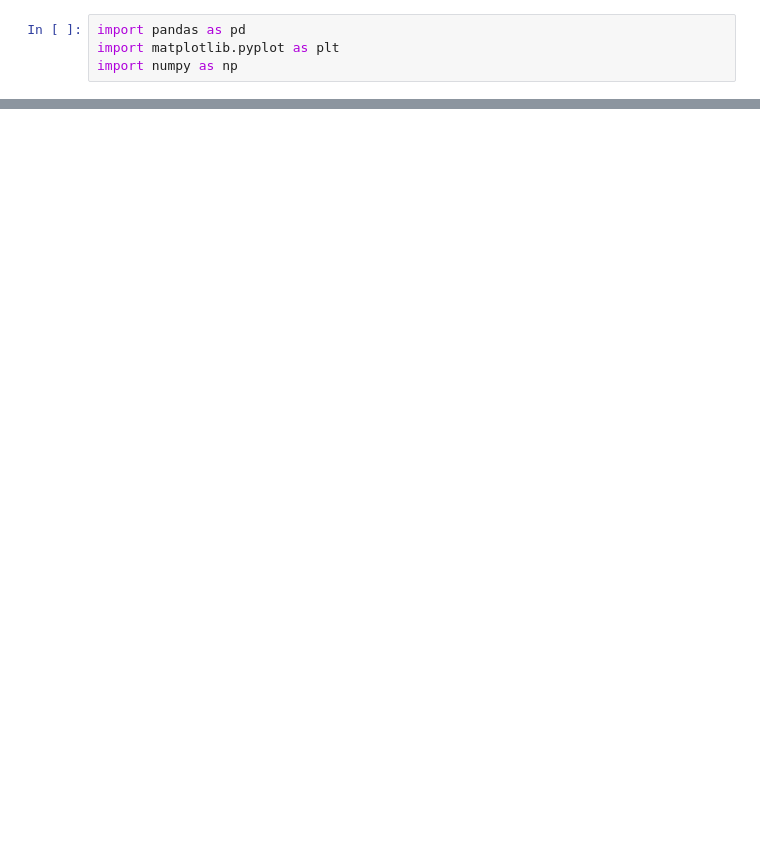
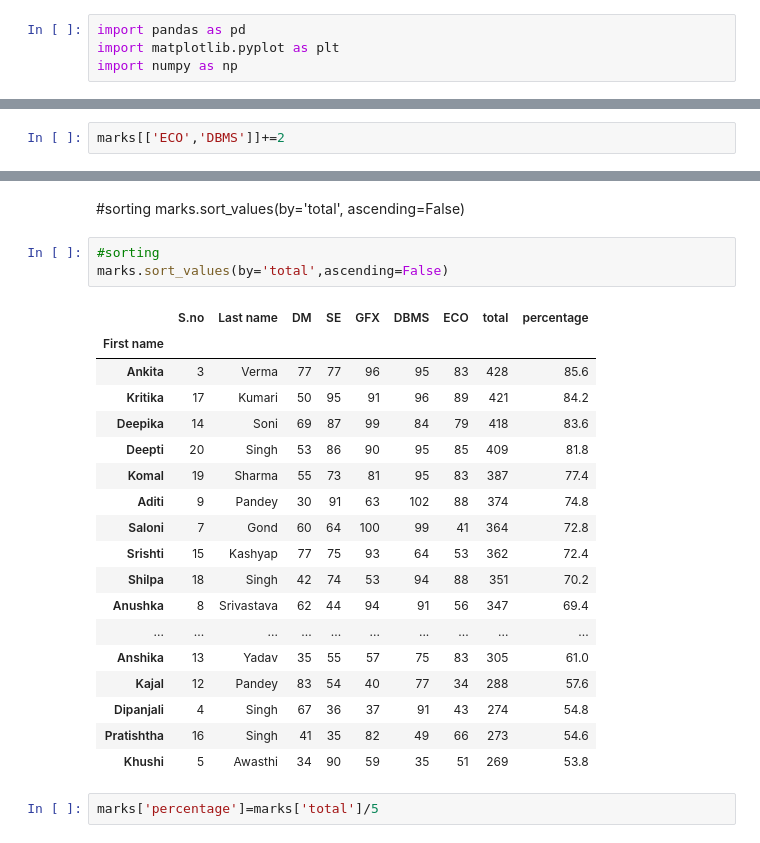
Before and after one commit to pinki21052000/digipodium-data-analytics, a Jupyter notebook: analysis.1.ipynb, the cells around one changed output, grey strips where cells are left out. Saved outputs shown, nothing was run; the diff lists cells and outputs as text; blank space fills up the shorter version.

```diff
--- a/analysis.1.ipynb
+++ b/analysis.1.ipynb
@@ -32,0 +62,2 @@ marks[['ECO','GFX']].plot(kind='bar', figsize=(10,5),title='ECO Marks & GFX Mark
+# %%
+marks[['ECO','DBMS']]+=2
@@ -32,0 +128,27 @@ marks[['ECO','GFX']].plot(kind='bar', figsize=(10,5),title='ECO Marks & GFX Mark
+# %% [markdown]
+#sorting
+marks.sort_values(by='total', ascending=False)
+# %%
+#sorting
+marks.sort_values(by='total',ascending=False)
+# %% [output]
+|  | S.no | Last name | DM | SE | GFX | DBMS | ECO | total | percentage |
+| First name |  |  |  |  |  |  |  |  |  |
+| Ankita | 3 | Verma | 77 | 77 | 96 | 95 | 83 | 428 | 85.6 |
+| Kritika | 17 | Kumari | 50 | 95 | 91 | 96 | 89 | 421 | 84.2 |
+| Deepika | 14 | Soni | 69 | 87 | 99 | 84 | 79 | 418 | 83.6 |
+| Deepti | 20 | Singh | 53 | 86 | 90 | 95 | 85 | 409 | 81.8 |
+| Komal | 19 | Sharma | 55 | 73 | 81 | 95 | 83 | 387 | 77.4 |
+| Aditi | 9 | Pandey | 30 | 91 | 63 | 102 | 88 | 374 | 74.8 |
+| Saloni | 7 | Gond | 60 | 64 | 100 | 99 | 41 | 364 | 72.8 |
+| Srishti | 15 | Kashyap | 77 | 75 | 93 | 64 | 53 | 362 | 72.4 |
+| Shilpa | 18 | Singh | 42 | 74 | 53 | 94 | 88 | 351 | 70.2 |
+| Anushka | 8 | Srivastava | 62 | 44 | 94 | 91 | 56 | 347 | 69.4 |
+| ... | ... | ... | ... | ... | ... | ... | ... | ... | ... |
+| Anshika | 13 | Yadav | 35 | 55 | 57 | 75 | 83 | 305 | 61.0 |
+| Kajal | 12 | Pandey | 83 | 54 | 40 | 77 | 34 | 288 | 57.6 |
+| Dipanjali | 4 | Singh | 67 | 36 | 37 | 91 | 43 | 274 | 54.8 |
+| Pratishtha | 16 | Singh | 41 | 35 | 82 | 49 | 66 | 273 | 54.6 |
+| Khushi | 5 | Awasthi | 34 | 90 | 59 | 35 | 51 | 269 | 53.8 |
+# %%
+marks['percentage']=marks['total']/5
```
Also changed, not shown: parts of 10 cells of this notebook, 1 other file.
